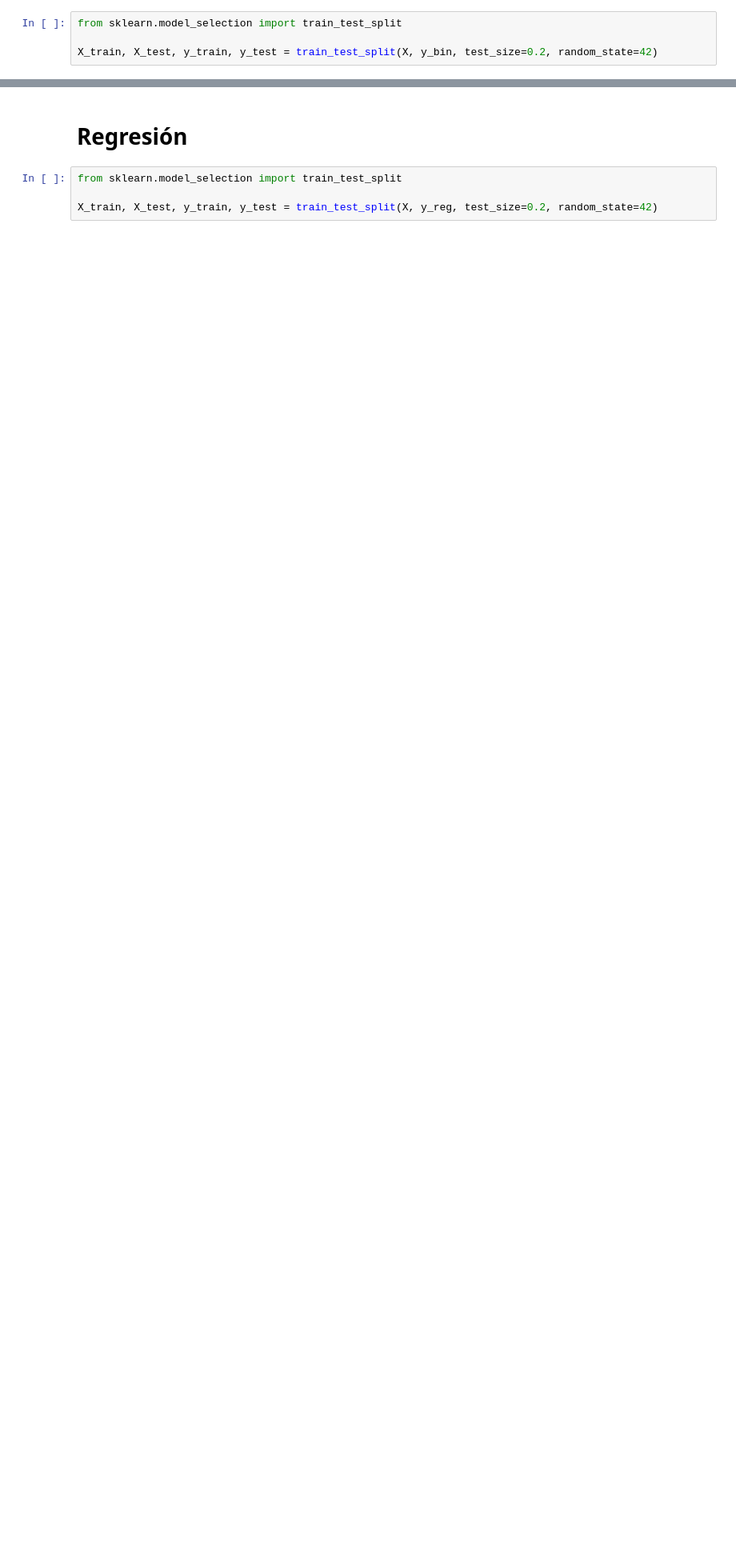
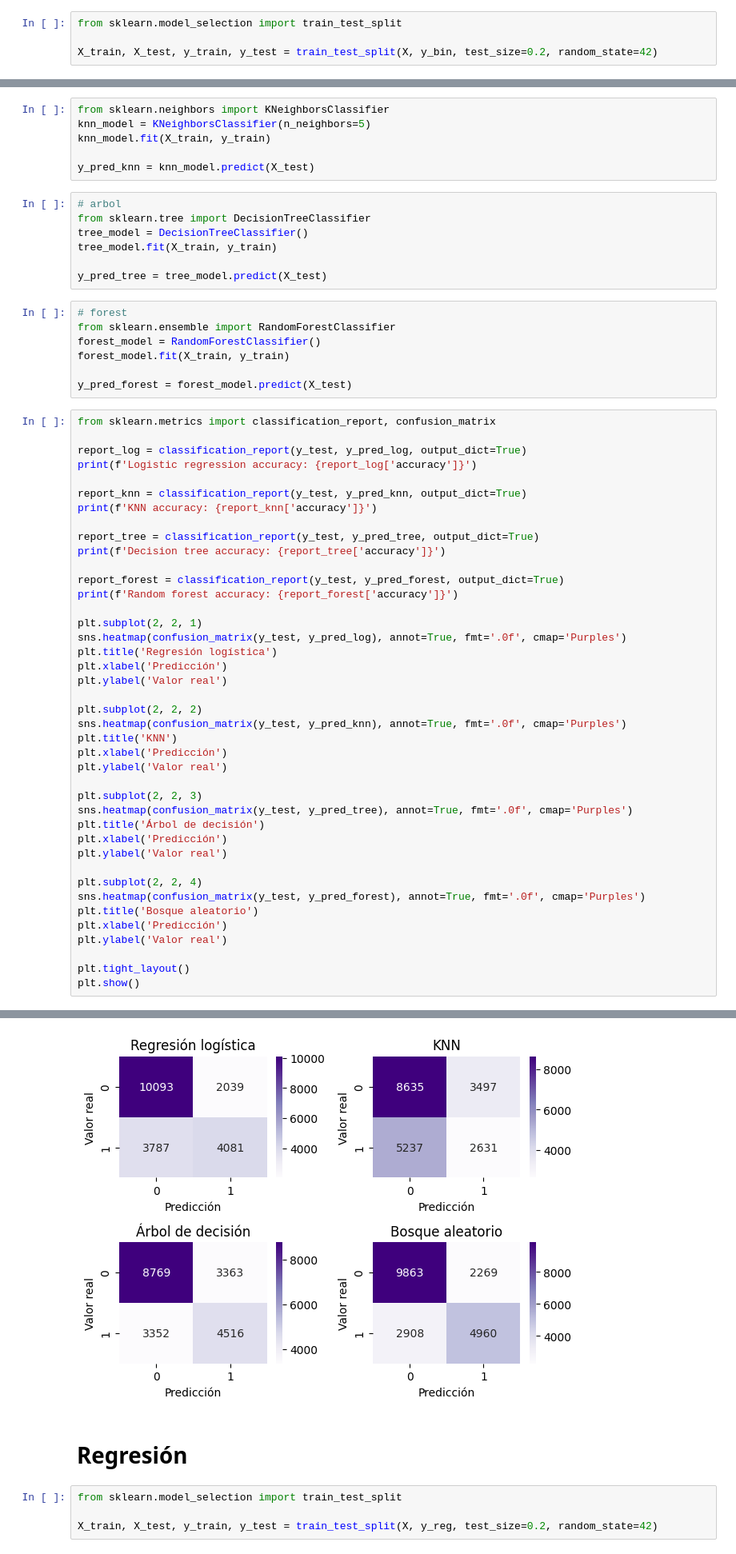
Before and after one commit to cinna-vk/iaa-pia, a Jupyter notebook: PIA_IAA.ipynb, the cells around one changed output, grey strips where cells are left out. Shown at 80% size. Cells and saved outputs as stored; diff of their text form; blank space fills up the shorter version.

```diff
--- a/PIA_IAA.ipynb
+++ b/PIA_IAA.ipynb
@@ -70,0 +54,62 @@ weighted avg       0.70      0.71      0.70     20000
+# %%
+from sklearn.neighbors import KNeighborsClassifier
+knn_model = KNeighborsClassifier(n_neighbors=5)
+knn_model.fit(X_train, y_train)
+
+y_pred_knn = knn_model.predict(X_test)
+# %%
+# arbol
+from sklearn.tree import DecisionTreeClassifier
+tree_model = DecisionTreeClassifier()
+tree_model.fit(X_train, y_train)
+
+y_pred_tree = tree_model.predict(X_test)
+# %%
+# forest
+from sklearn.ensemble import RandomForestClassifier
+forest_model = RandomForestClassifier()
+forest_model.fit(X_train, y_train)
+
+y_pred_forest = forest_model.predict(X_test)
+# %%
+from sklearn.metrics import classification_report, confusion_matrix
+
+report_log = classification_report(y_test, y_pred_log, output_dict=True)
+print(f'Logistic regression accuracy: {report_log['accuracy']}')
+
+report_knn = classification_report(y_test, y_pred_knn, output_dict=True)
+print(f'KNN accuracy: {report_knn['accuracy']}')
+
+report_tree = classification_report(y_test, y_pred_tree, output_dict=True)
+print(f'Decision tree accuracy: {report_tree['accuracy']}')
+
+report_forest = classification_report(y_test, y_pred_forest, output_dict=True)
+print(f'Random forest accuracy: {report_forest['accuracy']}')
+
+plt.subplot(2, 2, 1)
+sns.heatmap(confusion_matrix(y_test, y_pred_log), annot=True, fmt='.0f', cmap='Purples')
+plt.title('Regresión logística')
+plt.xlabel('Predicción')
+plt.ylabel('Valor real')
+
+plt.subplot(2, 2, 2)
+sns.heatmap(confusion_matrix(y_test, y_pred_knn), annot=True, fmt='.0f', cmap='Purples')
+plt.title('KNN')
+plt.xlabel('Predicción')
+plt.ylabel('Valor real')
+
+plt.subplot(2, 2, 3)
+sns.heatmap(confusion_matrix(y_test, y_pred_tree), annot=True, fmt='.0f', cmap='Purples')
+plt.title('Árbol de decisión')
+plt.xlabel('Predicción')
+plt.ylabel('Valor real')
+
+plt.subplot(2, 2, 4)
+sns.heatmap(confusion_matrix(y_test, y_pred_forest), annot=True, fmt='.0f', cmap='Purples')
+plt.title('Bosque aleatorio')
+plt.xlabel('Predicción')
+plt.ylabel('Valor real')
+
+plt.tight_layout()
+plt.show()
+# %% [output]
@@ -71,3 +120,4 @@ weighted avg       0.70      0.71      0.70     20000
+[figure, added]
 # %% [markdown]
 # Regresión
 # %%
```
Also changed, not shown: parts of 5 cells of this notebook.
